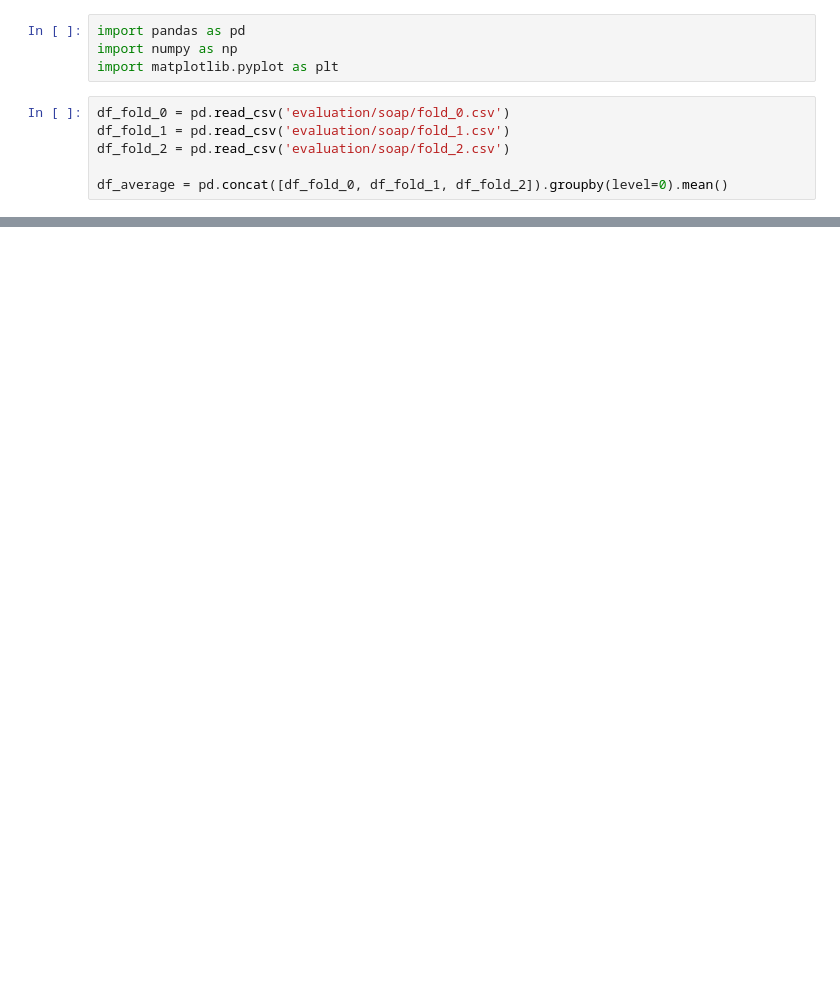
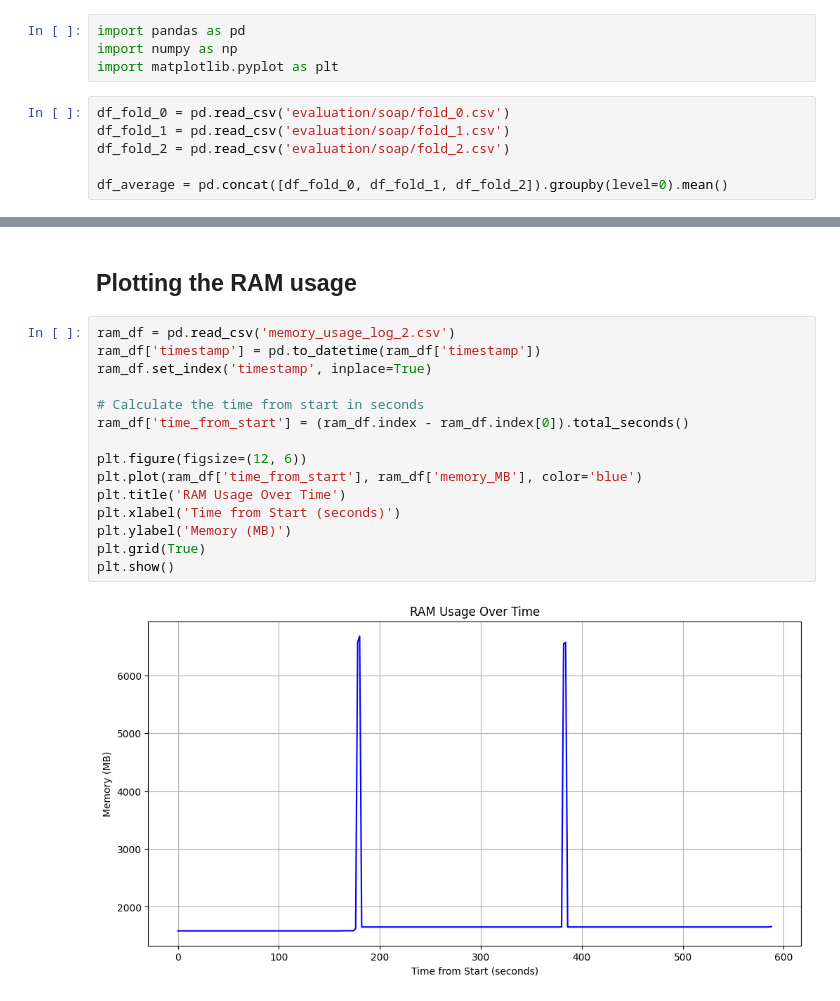
Before and after one commit to michaelhod/Generative-GNN-Brain-Graphs, a Jupyter notebook: plotting.ipynb, the cells around one changed output, grey strips where cells are left out. Saved outputs shown, nothing was run; the diff lists cells and outputs as text; blank space fills up the shorter version.

Commit message:
[new] start ram plots

```diff
--- a/plotting.ipynb
+++ b/plotting.ipynb
@@ -31,0 +32,19 @@ plt.show()
+# %% [markdown]
+## Plotting the RAM usage
+# %%
+ram_df = pd.read_csv('memory_usage_log_2.csv')
+ram_df['timestamp'] = pd.to_datetime(ram_df['timestamp'])
+ram_df.set_index('timestamp', inplace=True)
+
+# Calculate the time from start in seconds
+ram_df['time_from_start'] = (ram_df.index - ram_df.index[0]).total_seconds()
+
+plt.figure(figsize=(12, 6))
+plt.plot(ram_df['time_from_start'], ram_df['memory_MB'], color='blue')
+plt.title('RAM Usage Over Time')
+plt.xlabel('Time from Start (seconds)')
+plt.ylabel('Memory (MB)')
+plt.grid(True)
+plt.show()
+# %% [output]
+[figure, added]
```
Also changed, not shown: parts of 2 cells of this notebook, 6 other files.
